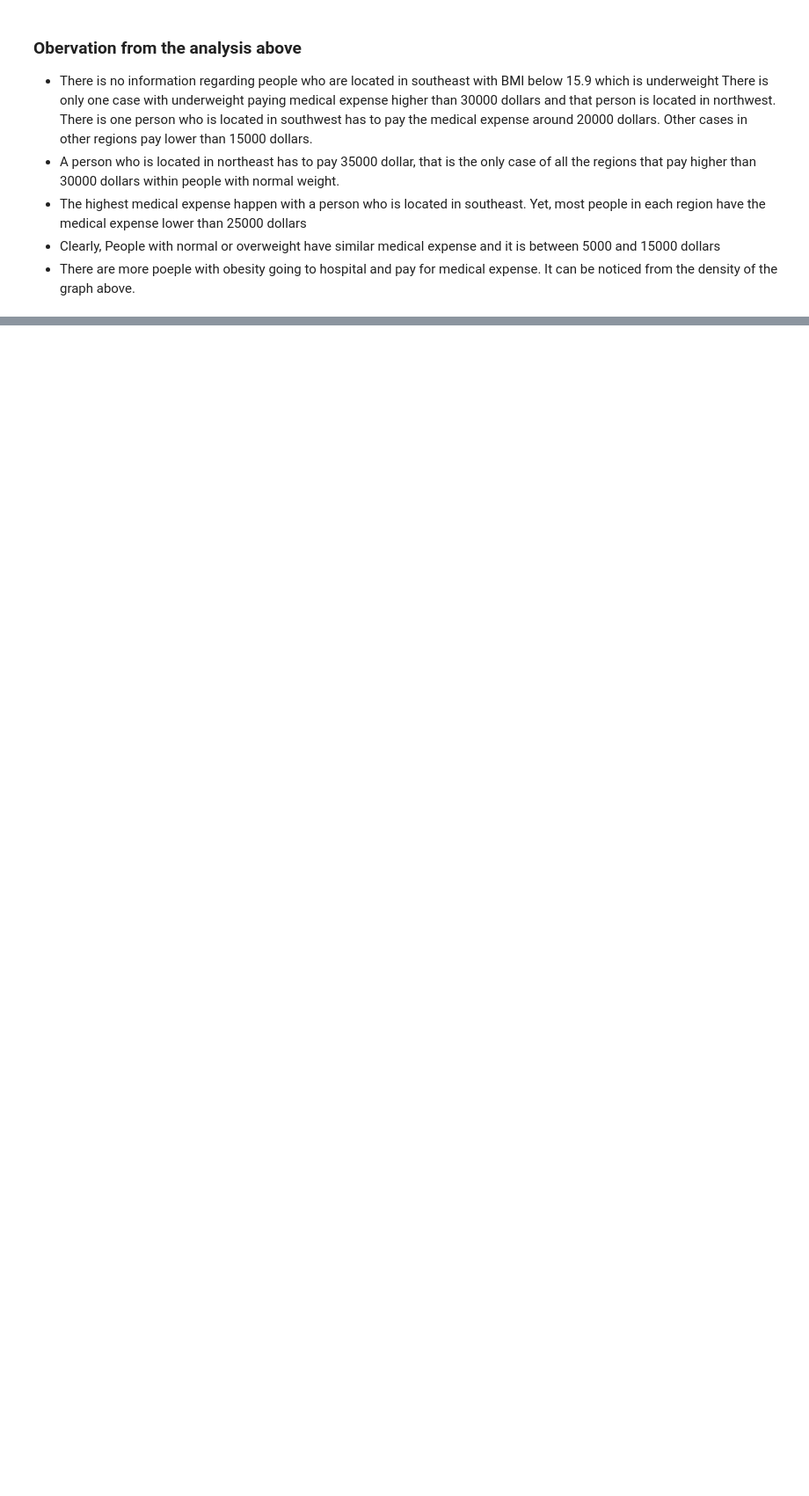
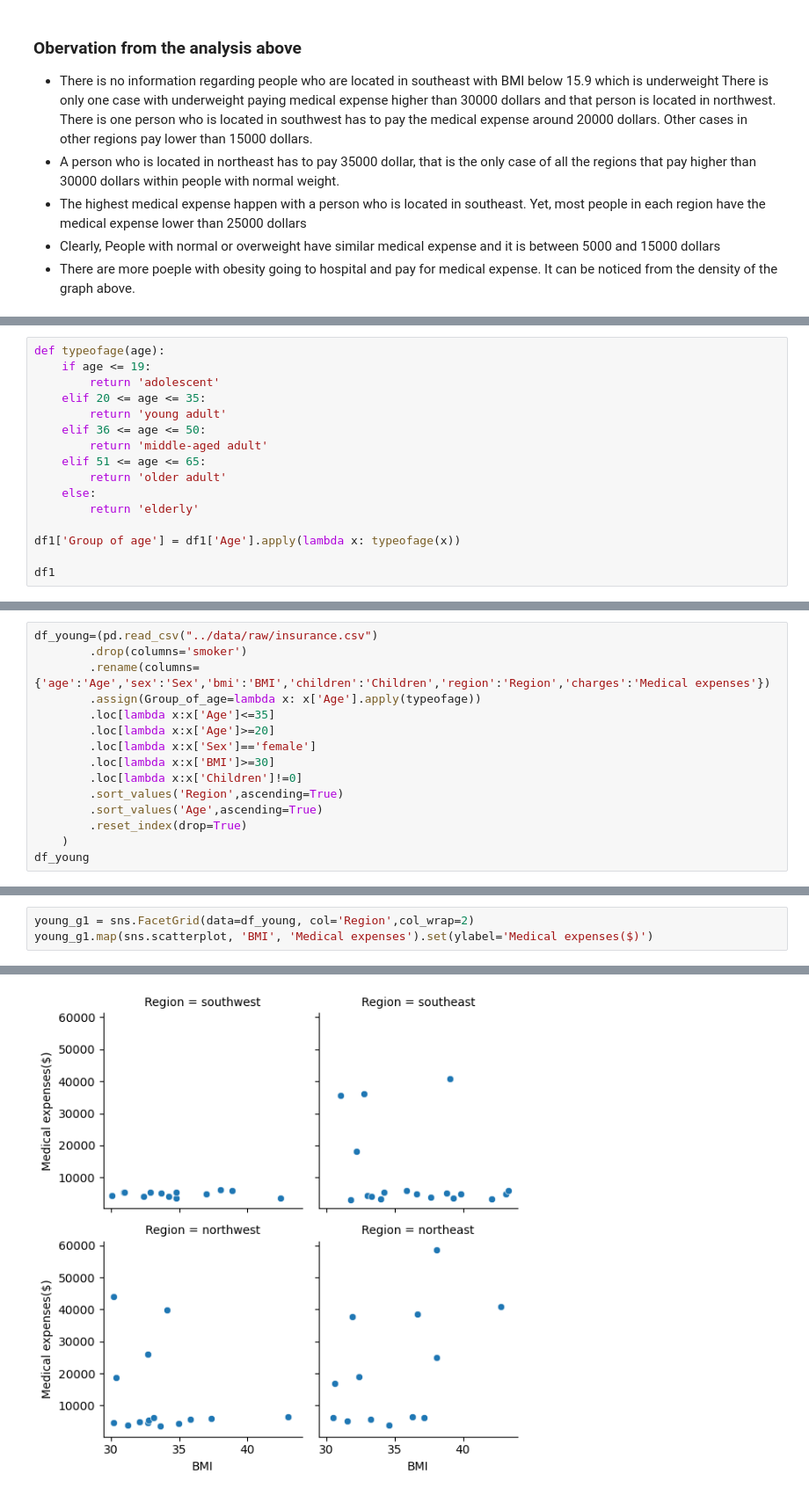
Before and after one commit to ubco-W2022T2-data301/project-group-group10, a Jupyter notebook: analysis/analysis3.ipynb, the cells around one changed output, grey strips where cells are left out. Shown at 88% size. Saved outputs shown, nothing was run; the diff lists cells and outputs as text; blank space fills up the shorter version.

```diff
--- a/analysis/analysis3.ipynb
+++ b/analysis/analysis3.ipynb
@@ -235,0 +305,16 @@ obe.map(sns.scatterplot, "bmi", "charges").set(ylabel="Medical expenses",xlabel=
+# %%
+def typeofage(age):
+    if age <= 19:
+        return 'adolescent'
+    elif 20 <= age <= 35:
+        return 'young adult'
+    elif 36 <= age <= 50:
+        return 'middle-aged adult'
+    elif 51 <= age <= 65:
+        return 'older adult'
+    else:
+        return 'elderly'
+
+df1['Group of age'] = df1['Age'].apply(lambda x: typeofage(x))
+
+df1
@@ -235,0 +423,15 @@ obe.map(sns.scatterplot, "bmi", "charges").set(ylabel="Medical expenses",xlabel=
+# %%
+df_young=(pd.read_csv("../data/raw/insurance.csv")
+        .drop(columns='smoker')
+        .rename(columns={'age':'Age','sex':'Sex','bmi':'BMI','children':'Children','region':'Region','charges':'Medical expenses'})
+        .assign(Group_of_age=lambda x: x['Age'].apply(typeofage))
+        .loc[lambda x:x['Age']<=35]
+        .loc[lambda x:x['Age']>=20]
+        .loc[lambda x:x['Sex']=='female']
+        .loc[lambda x:x['BMI']>=30]
+        .loc[lambda x:x['Children']!=0]
+        .sort_values('Region',ascending=True)
+        .sort_values('Age',ascending=True)
+        .reset_index(drop=True)
+    )
+df_young
@@ -235,0 +645,4 @@ obe.map(sns.scatterplot, "bmi", "charges").set(ylabel="Medical expenses",xlabel=
+# %%
+young_g1 = sns.FacetGrid(data=df_young, col='Region',col_wrap=2)
+young_g1.map(sns.scatterplot, 'BMI', 'Medical expenses').set(ylabel='Medical expenses($)')
+# %% [output]
@@ -235,0 +650 @@ obe.map(sns.scatterplot, "bmi", "charges").set(ylabel="Medical expenses",xlabel=
+[figure, added]
```
Also changed, not shown: parts of 48 cells of this notebook, 1 other file.
